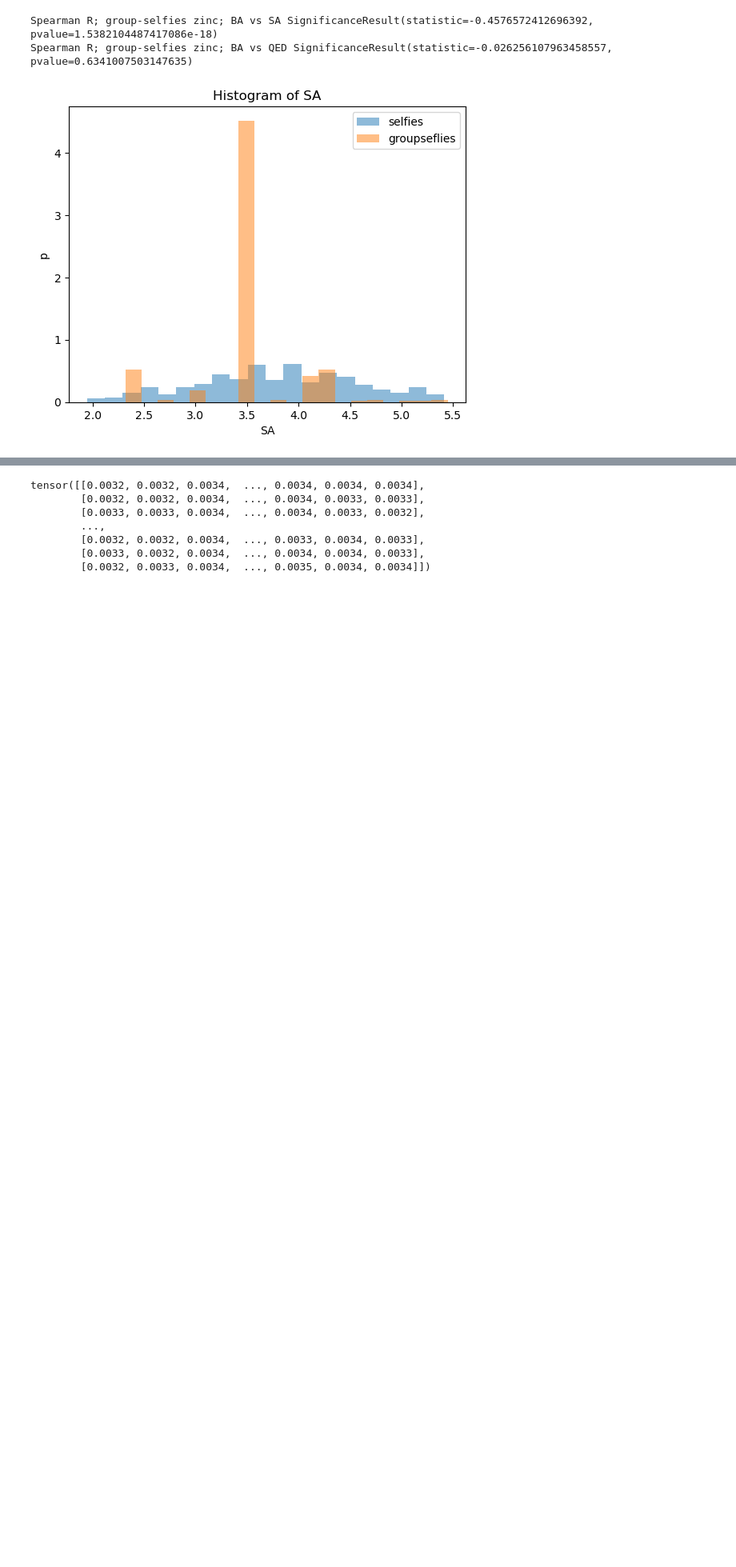
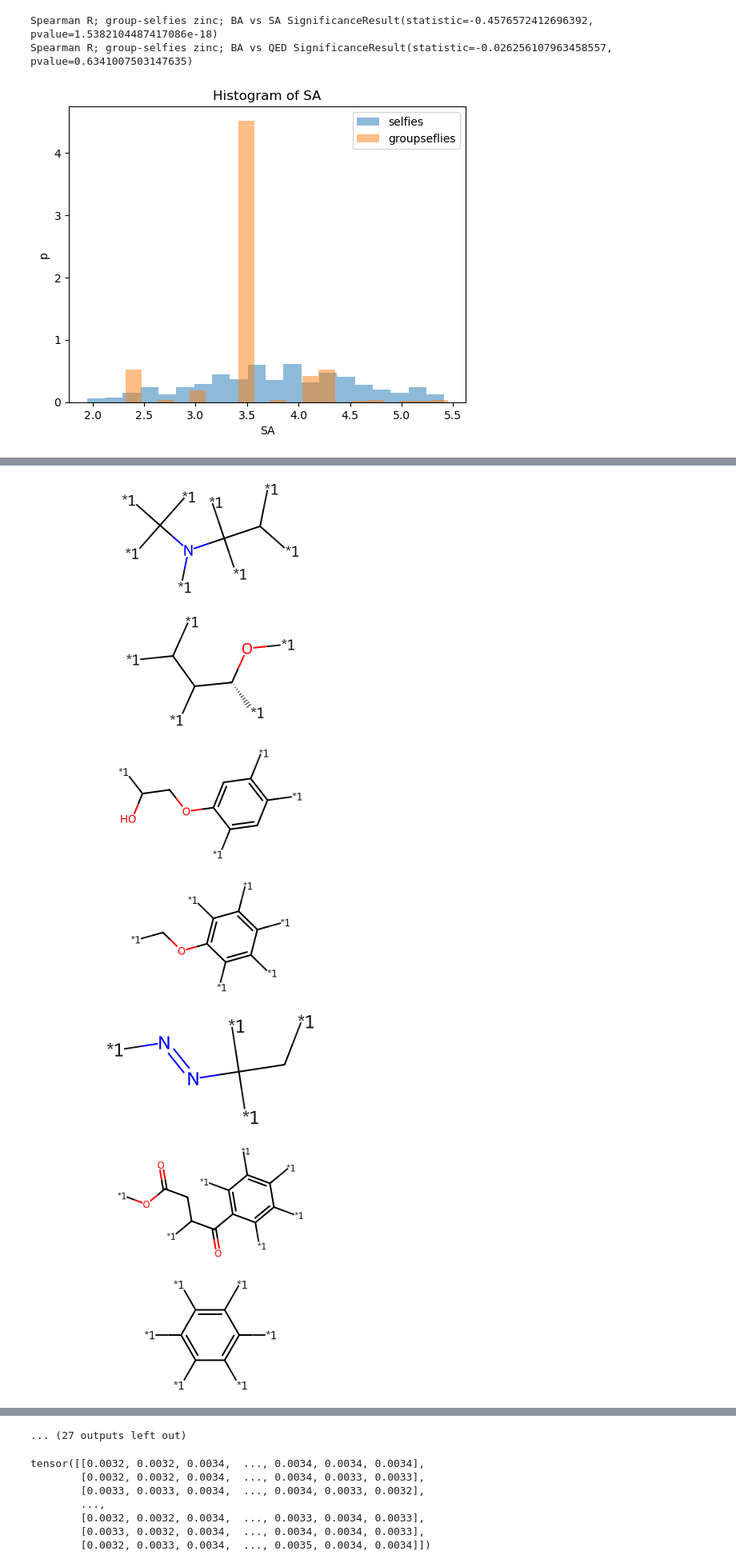
Before and after one commit to naigamshah/LIMO-Plus, a Jupyter notebook: playground.ipynb, the cells around one changed output, grey strips where cells are left out. Shown at 80% size. Cells and saved outputs as stored; diff of their text form; code cells hidden in the pictures; blank space fills up the shorter version.

```diff
--- a/playground.ipynb
+++ b/playground.ipynb
@@ -83,0 +177,12 @@ for s in ss:
+# %%
+groups = [Group("i", f) for f in fragments]
+for g in groups:
+    display(g.mol)
+# %% [output]
+[figure, added]
+[figure, added]
+[figure, added]
+[figure, added]
+[figure, added]
+[figure, added]
+[figure, added]
@@ -84,3 +194,4 @@ for s in ss:
+... (27 outputs left out)
 # %%
 def clean_smarts(x):
     return Chem.MolFromSmiles(sf.decoder(sf.encoder(Chem.MolToSmiles(Chem.MolFromSmarts(x)))))
```
Also changed, not shown: parts of 11 cells of this notebook, 18 other files.
